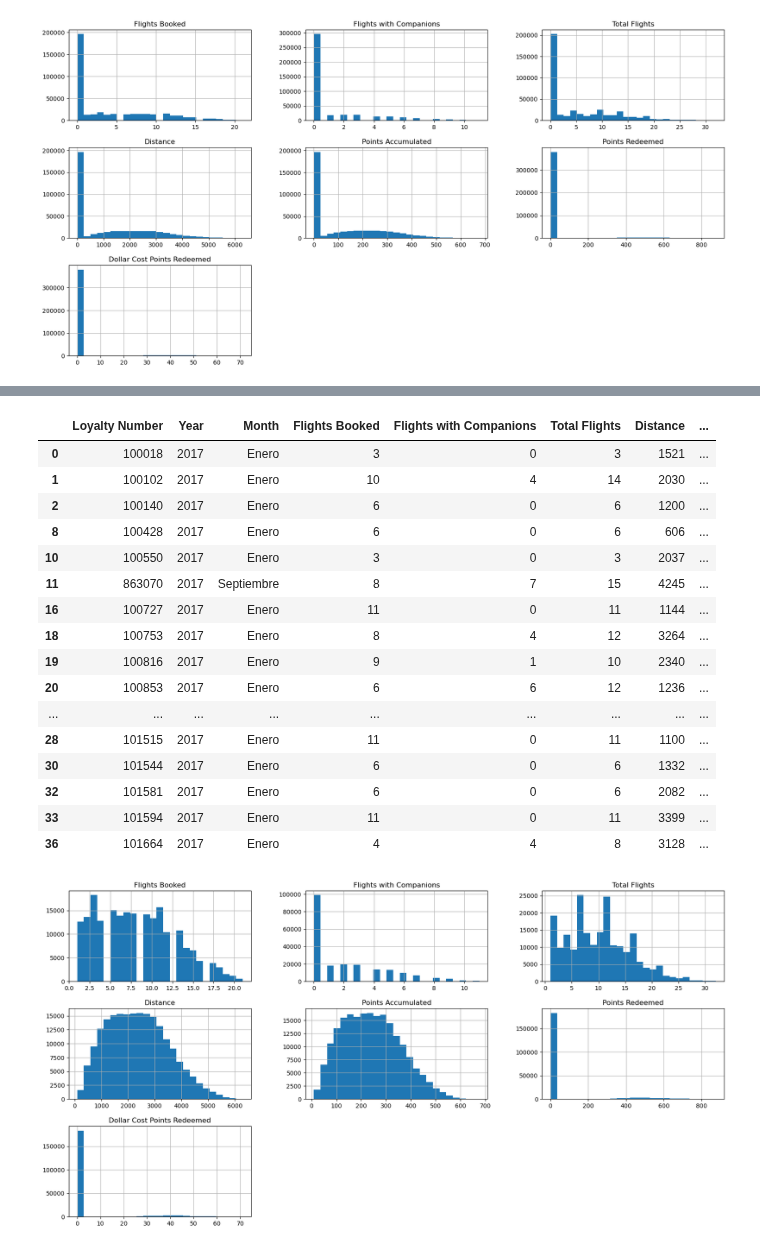
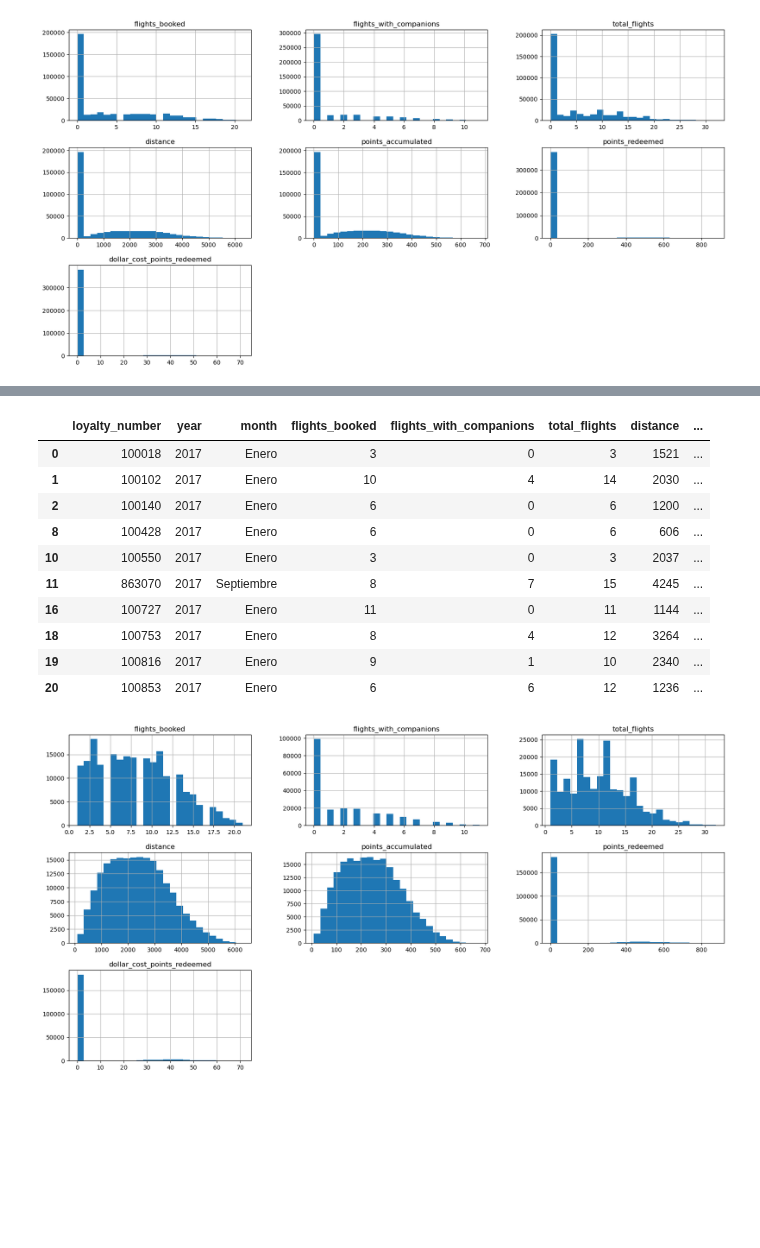
Before and after one commit to Adalab/bda-modulo-3-evaluacion-final-MarPastor, a Jupyter notebook: notebook/final_evaluation_mod3_marpastor.ipynb, the cells around one changed output, grey strips where cells are left out. Saved outputs shown, nothing was run; the diff lists cells and outputs as text; code cells hidden in the pictures; blank space fills up the shorter version.

```diff
--- a/notebook/final_evaluation_mod3_marpastor.ipynb
+++ b/notebook/final_evaluation_mod3_marpastor.ipynb
@@ -408,13 +440,13 @@ df_flight.head(20)
 | 18 | 100753 | 2017 | Enero | 8 | 4 | 12 | 3264 | ... |
 | 19 | 100816 | 2017 | Enero | 9 | 1 | 10 | 2340 | ... |
 # %%
-# Creamos un DataFrame que filtre los 'clientes activos' para analizar mejor su actividad
-# Lo filtramos por 'Total Flights', si no hay valores en esta columna no se registran datos en las demás columnas
+# crear un DataFrame que filtre los 'clientes activos' para analizar mejor su actividad
+# filtramos por 'total_flights', ya que si no hay valores en esta columna no se registran datos en las demás columnas
 
-df_flight_active = df_flight[df_flight['Total Flights'] > 0] # filtramos para que guarde registros mayores a '0'
-df_flight_active.head(20)
+df_flight_active = df_flight[df_flight['total_flights'] > 0] # filtramos para que guarde registros mayores a '0'
+df_flight_active.head(10) # imprimir el DataFrame para verificar
 # %% [output]
-|  | Loyalty Number | Year | Month | Flights Booked | Flights with Companions | Total Flights | Distance | ... |
+|  | loyalty_number | year | month | flights_booked | flights_with_companions | total_flights | distance | ... |
 | 0 | 100018 | 2017 | Enero | 3 | 0 | 3 | 1521 | ... |
 | 1 | 100102 | 2017 | Enero | 10 | 4 | 14 | 2030 | ... |
 | 2 | 100140 | 2017 | Enero | 6 | 0 | 6 | 1200 | ... |
@@ -425,12 +457,6 @@ df_flight_active.head(20)
 | 18 | 100753 | 2017 | Enero | 8 | 4 | 12 | 3264 | ... |
 | 19 | 100816 | 2017 | Enero | 9 | 1 | 10 | 2340 | ... |
 | 20 | 100853 | 2017 | Enero | 6 | 6 | 12 | 1236 | ... |
-| ... | ... | ... | ... | ... | ... | ... | ... | ... |
-| 28 | 101515 | 2017 | Enero | 11 | 0 | 11 | 1100 | ... |
-| 30 | 101544 | 2017 | Enero | 6 | 0 | 6 | 1332 | ... |
-| 32 | 101581 | 2017 | Enero | 6 | 0 | 6 | 2082 | ... |
-| 33 | 101594 | 2017 | Enero | 11 | 0 | 11 | 3399 | ... |
-| 36 | 101664 | 2017 | Enero | 4 | 4 | 8 | 3128 | ... |
 # %%
 # con el DataFrame de 'clientes activos' podemos visualizar mejor las gráficas:
 
```
Also changed, not shown: parts of 27 cells of this notebook.
